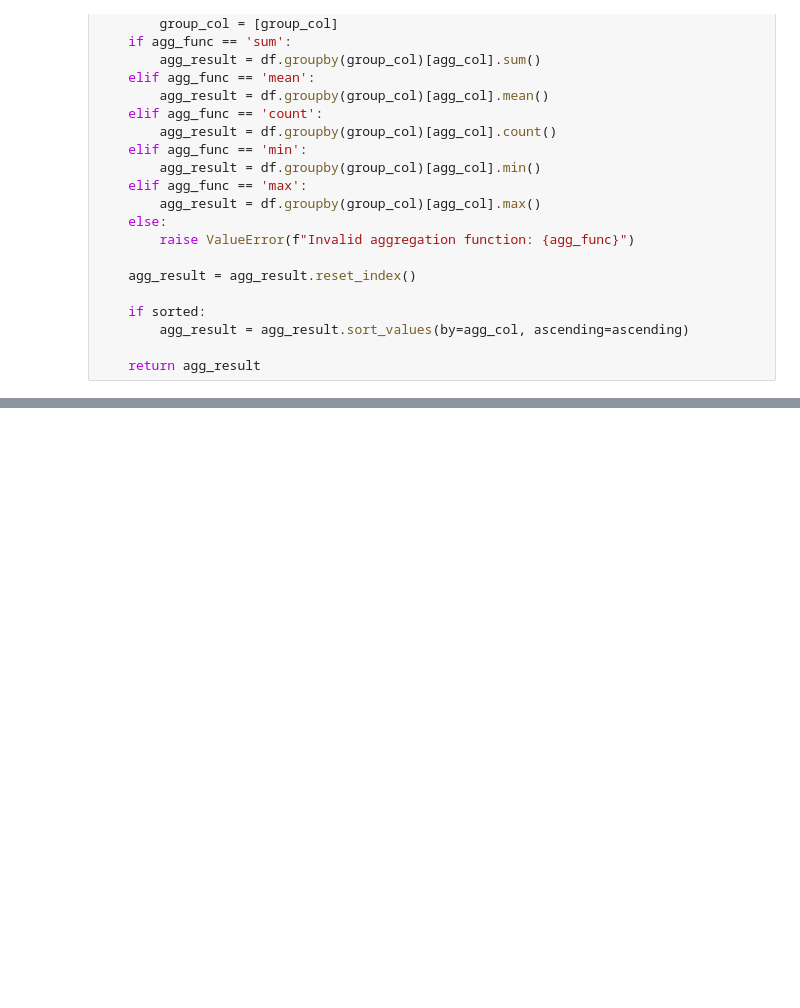
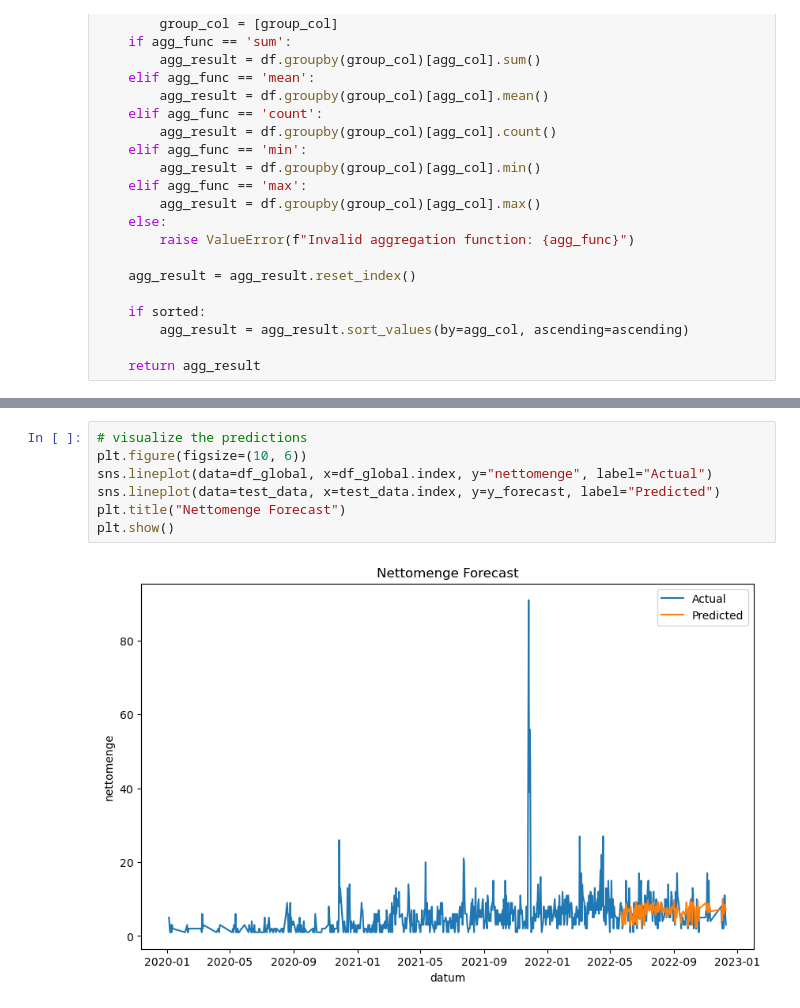
Before and after one commit to FlorianWolff95/DHBW_BI_S24, a Jupyter notebook: ML_Fallstudie_Online_Barber_Shop.ipynb, the cells around one changed output, grey strips where cells are left out. Drawn from its saved outputs; the diff is of its cells as text; blank space fills up the shorter version.

Commit message:
add model for global_agg

```diff
--- a/ML_Fallstudie_Online_Barber_Shop.ipynb
+++ b/ML_Fallstudie_Online_Barber_Shop.ipynb
@@ -99,0 +363,9 @@ plt.show()
+# %%
+# visualize the predictions
+plt.figure(figsize=(10, 6))
+sns.lineplot(data=df_global, x=df_global.index, y="nettomenge", label="Actual")
+sns.lineplot(data=test_data, x=test_data.index, y=y_forecast, label="Predicted")
+plt.title("Nettomenge Forecast")
+plt.show()
+# %% [output]
+[figure, added]
```
Also changed, not shown: parts of 19 cells of this notebook.
